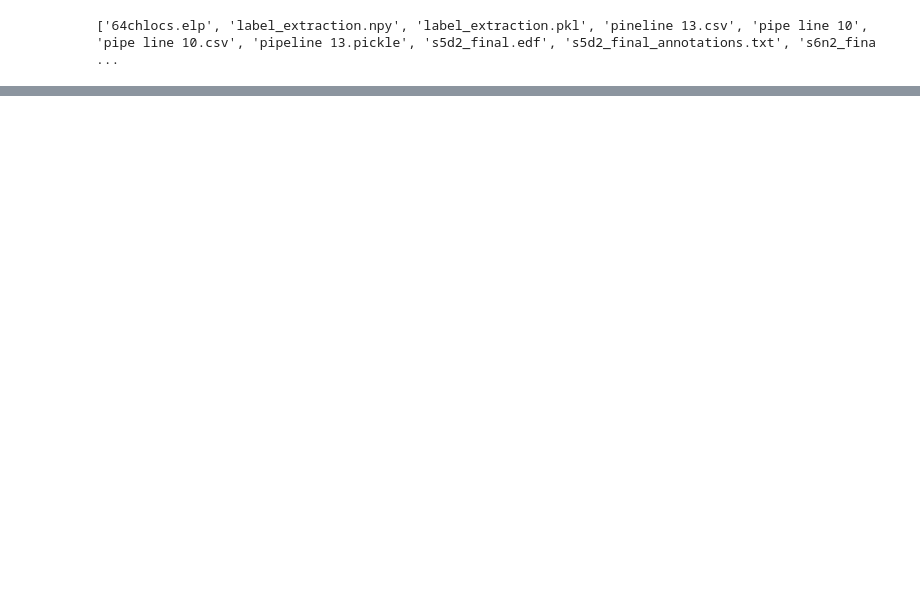
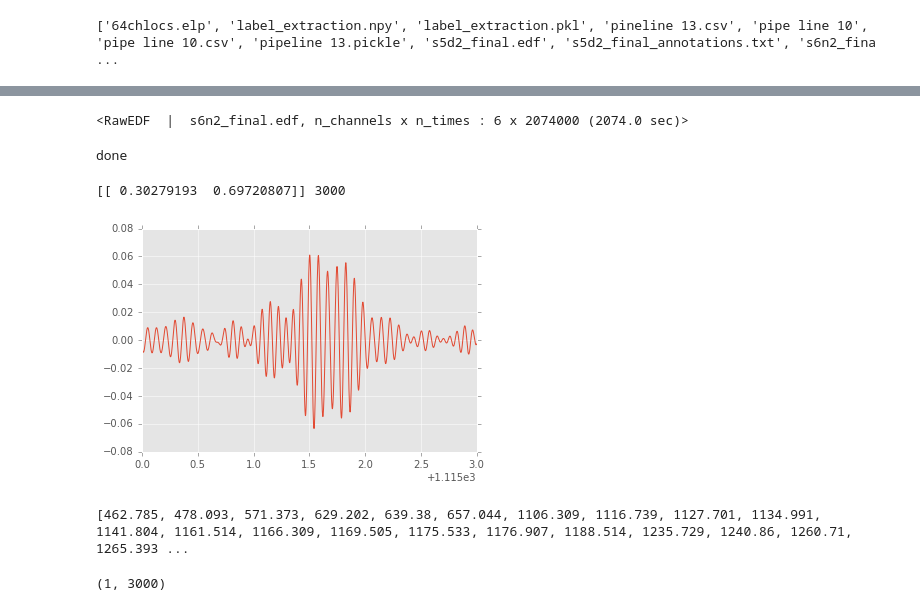
Before and after one commit to adowaconan/modification-pipelines, a Jupyter notebook: modification pipeline 17 - sampling spindles and non spindles.ipynb, the cells around one changed output, grey strips where cells are left out. Drawn from its saved outputs; the diff is of its cells as text; code cells hidden in the pictures; blank space fills up the shorter version.

```diff
--- a/modification pipeline 17 - sampling spindles and non spindles.ipynb
+++ b/modification pipeline 17 - sampling spindles and non spindles.ipynb
@@ -141,0 +251,6 @@ with open('training data.p','wb') as handle:
+# %%
+clf =LogisticRegression(penalty='l2',C=.1,tol=10e-9,fit_intercept=True,solver='liblinear',
+                                             max_iter=10e7,multi_class='ovr',n_jobs=-1)
+scores = cross_val_score(clf, normal_X,YY,cv=10)
+#print(scores)
+print(scores.mean())
@@ -141,0 +272,7 @@ with open('training data.p','wb') as handle:
+# %%
+file_to_read=fileName+'.edf'
+channelList = ['F3','F4','C3','C4','O1','O2','ROC','LOC']
+raw_filter = eegPinelineDesign.load_data(file_to_read,channelList,11, 16)
+raw_alpha=eegPinelineDesign.load_data(file_to_read,channelList,8, 12)#alpha pass
+raw_spindle=eegPinelineDesign.load_data(file_to_read,channelList,11, 16)#spindle pass
+raw_muscle=eegPinelineDesign.load_data(file_to_read,channelList,30, 40)#
@@ -141,0 +297,34 @@ with open('training data.p','wb') as handle:
+# %%
+channelList = ['F3','F4','C3','C4','O1','O2']
+raw_filter.pick_channels(channelList)
+# %% [output]
+<RawEDF  |  s6n2_final.edf, n_channels x n_times : 6 x 2074000 (2074.0 sec)>
+# %%
+time_label={};resolution = 0.1
+for ii,names in enumerate(channelList):
+    time_label[names]=[]
+    centerPoint = 0+5
+    while raw_filter.last_samp/1000 - centerPoint > 1.5:
+        print(centerPoint)
+        if Threshold_test(centerPoint,raw_alpha,raw_spindle,raw_muscle,ii):
+            centeredxval = CenterAtPeakOfWindow(centerPoint,2,raw_filter,ii)
+            tempSegment,timeSpan=cut_segments(raw_filter,centeredxval,ii,windowsize = 1.5)
+            predictedLabel = clf.predict(tempSegment)
+            time_label[names].append([centeredxval,predictedLabel])
+
+
+        centerPoint += resolution
+print('done')
+# %% [output]
+done
+# %%
+timepoint = 1116.5
+Threshold_test(timepoint,raw_alpha,raw_spindle,raw_muscle,0)
+tempSegment,timeSpan = cut_segments(raw_filter,timepoint,0,windowsize=1.5)
+#centeredxval = CenterAtPeakOfWindow(timepoint,2,raw_filter,0)
+#tempSegment,timeSpan = cut_segments(raw_filter,centeredxval,0,windowsize=1.5)
+plt.plot(timeSpan,normalize(tempSegment[0,:])[0,:])
+print(clf.predict_proba(normalize(tempSegment[0,:])),len(tempSegment[0,:]))
+# %% [output]
+[[ 0.30279193  0.69720807]] 3000
+[figure, added]
@@ -141,0 +340,4 @@ with open('training data.p','wb') as handle:
+# %%
+print(spindles)
+# %% [output]
+[462.785, 478.093, 571.373, 629.202, 639.38, 657.044, 1106.309, 1116.739, 1127.701, 1134.991, 1141.804, 1161.514, 1166.309, 1169.505, 1175.533, 1176.907, 1188.514, 1235.729, 1240.86, 1260.71, 1265.393 ...
@@ -141,0 +347,4 @@ with open('training data.p','wb') as handle:
+# %%
+normalize(tempSegment[0,:]).shape
+# %% [output]
+(1, 3000)
```
Also changed, not shown: parts of 28 cells of this notebook, 3 other files.
